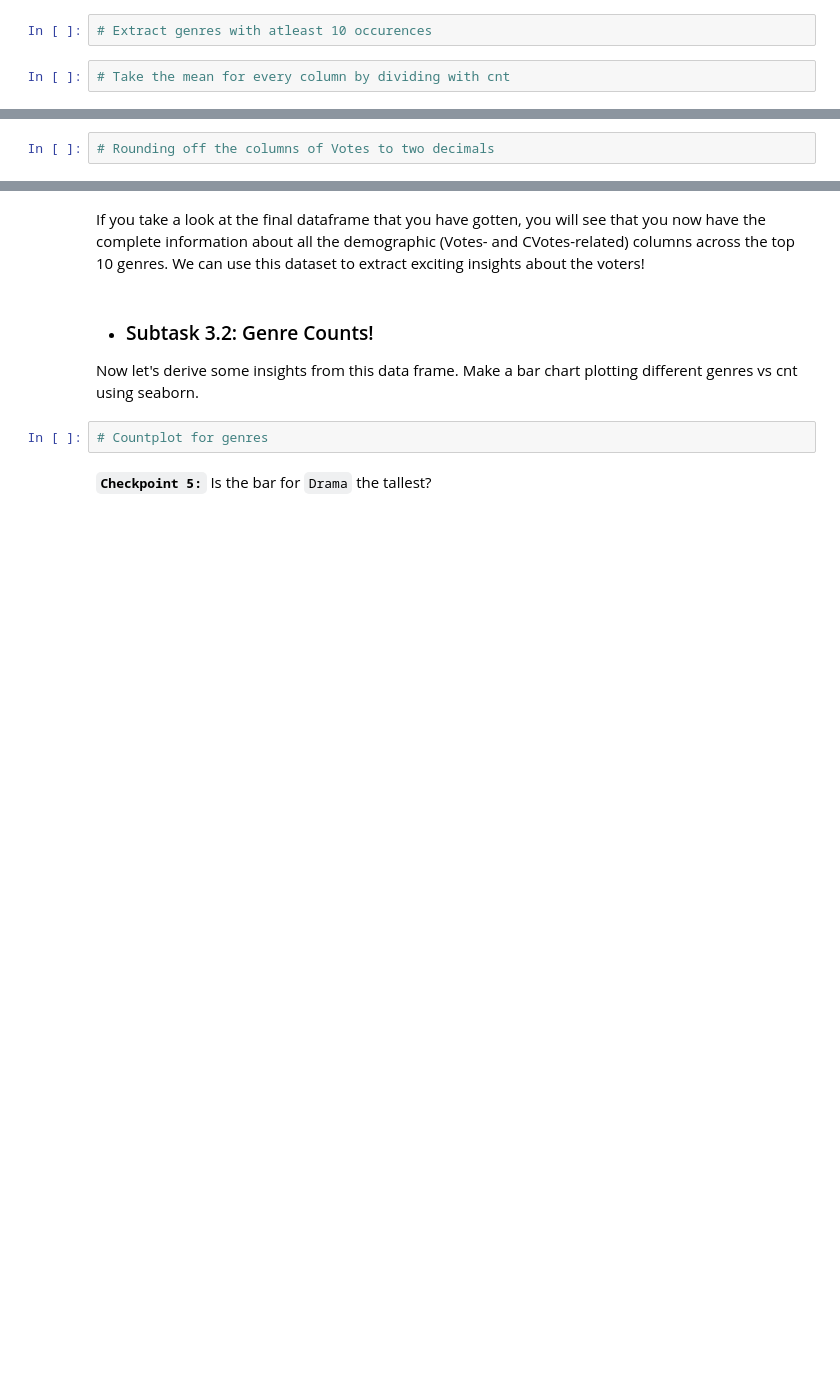
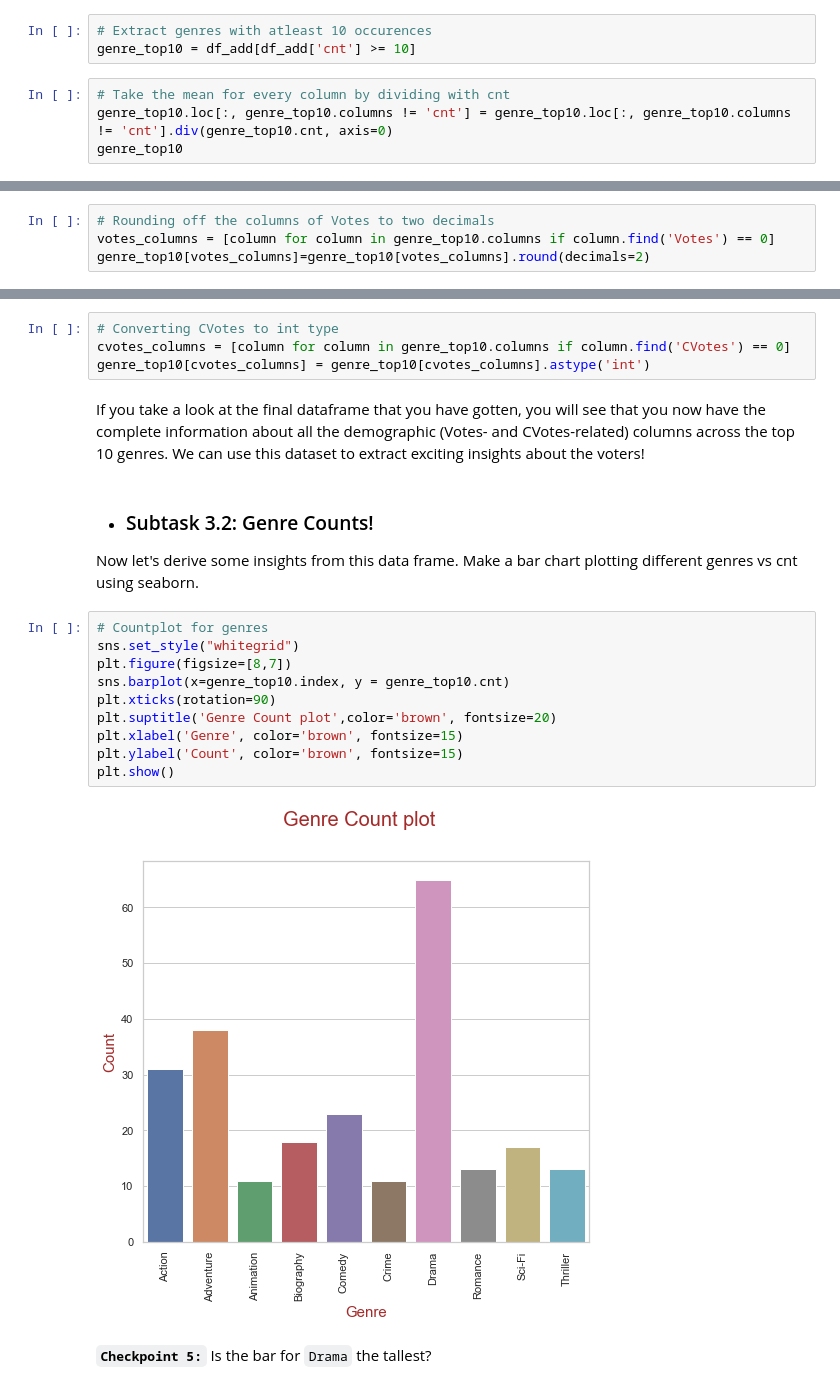
Before and after one commit to sushma3690/UP_1, a Jupyter notebook: IMDb+Movie+Assignment_stub_2.ipynb, the cells around one changed output, grey strips where cells are left out. Saved outputs shown, nothing was run; the diff lists cells and outputs as text; blank space fills up the shorter version.

```diff
--- a/IMDb+Movie+Assignment_stub_2.ipynb
+++ b/IMDb+Movie+Assignment_stub_2.ipynb
@@ -397,4 +411,7 @@ There are 3 columns in the dataframe - `genre_1`, `genre_2`, and `genre_3`. As a
 # %%
 # Extract genres with atleast 10 occurences
+genre_top10 = df_add[df_add['cnt'] >= 10]
 # %%
 # Take the mean for every column by dividing with cnt
+genre_top10.loc[:, genre_top10.columns != 'cnt'] = genre_top10.loc[:, genre_top10.columns != 'cnt'].div(genre_top10.cnt, axis=0)
+genre_top10
@@ -401,2 +431,4 @@ There are 3 columns in the dataframe - `genre_1`, `genre_2`, and `genre_3`. As a
 # %%
 # Rounding off the columns of Votes to two decimals
+votes_columns = [column for column in genre_top10.columns if column.find('Votes') == 0]
+genre_top10[votes_columns]=genre_top10[votes_columns].round(decimals=2)
@@ -405,11 +450,25 @@ There are 3 columns in the dataframe - `genre_1`, `genre_2`, and `genre_3`. As a
+# %%
+# Converting CVotes to int type
+cvotes_columns = [column for column in genre_top10.columns if column.find('CVotes') == 0]
+genre_top10[cvotes_columns] = genre_top10[cvotes_columns].astype('int')
 # %% [markdown]
 If you take a look at the final dataframe that you have gotten, you will see that you now have the complete information about all the demographic (Votes- and CVotes-related) columns across the top 10 genres. We can use this dataset to extract exciting insights about the voters!
 # %% [markdown]
 -  ###  Subtask 3.2: Genre Counts!
 
 Now let's derive some insights from this data frame. Make a bar chart plotting different genres vs cnt using seaborn.
-# %%
-# Countplot for genres
+# %%
+# Countplot for genres
+sns.set_style("whitegrid")
+plt.figure(figsize=[8,7])
+sns.barplot(x=genre_top10.index, y = genre_top10.cnt)
+plt.xticks(rotation=90)
+plt.suptitle('Genre Count plot',color='brown', fontsize=20)
+plt.xlabel('Genre', color='brown', fontsize=15)
+plt.ylabel('Count', color='brown', fontsize=15)
+plt.show()
+# %% [output]
+[figure, added]
 # %% [markdown]
 **`Checkpoint 5:`** Is the bar for `Drama` the tallest?
 # %% [markdown]
```
Also changed, not shown: parts of 8 cells of this notebook.
